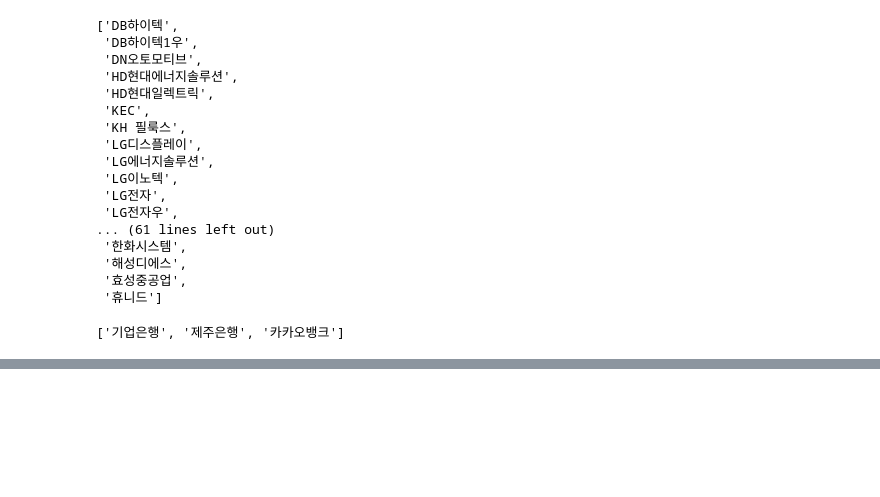
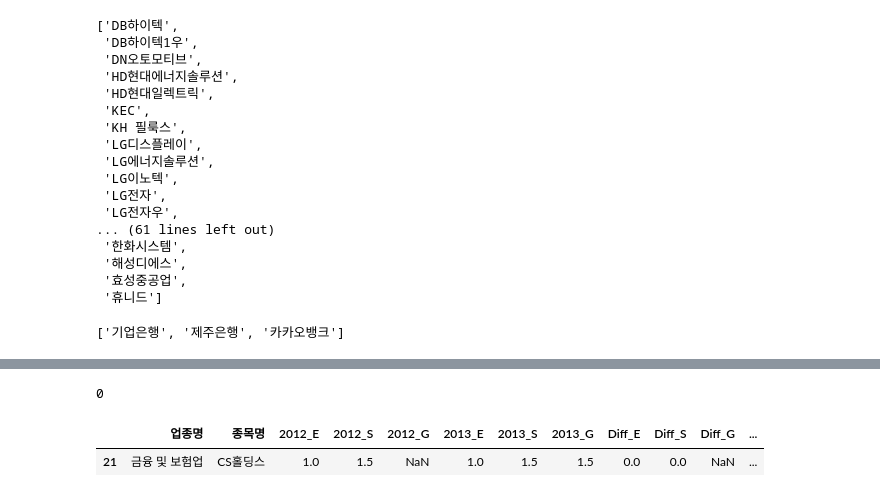
Before and after one commit to shoni0325/Hackathon_ESG, a Jupyter notebook: test.ipynb, the cells around one changed output, grey strips where cells are left out. Drawn from its saved outputs; the diff is of its cells as text; code cells hidden in the pictures; blank space fills up the shorter version.

```diff
--- a/test.ipynb
+++ b/test.ipynb
@@ -228,0 +341,14 @@ list_1
+# %%
+df1617['']
+# %% [output]
+0
+# %%
+# 1213 CS홀딩스
+df = pd.read_csv('./data/origindata/original_1213.csv')
+# %%
+# df['종목명'] == 'CS홀딩스'
+
+df[df.loc[:,'종목명']=='CS홀딩스']
+# %% [output]
+|  | 업종명 | 종목명 | 2012_E | 2012_S | 2012_G | 2013_E | 2013_S | 2013_G | Diff_E | Diff_S | Diff_G | ... |
+| 21 | 금융 및 보험업 | CS홀딩스 | 1.0 | 1.5 | NaN | 1.0 | 1.5 | 1.5 | 0.0 | 0.0 | NaN | ... |
```
Also changed, not shown: parts of 16 cells of this notebook, 17 other files.
